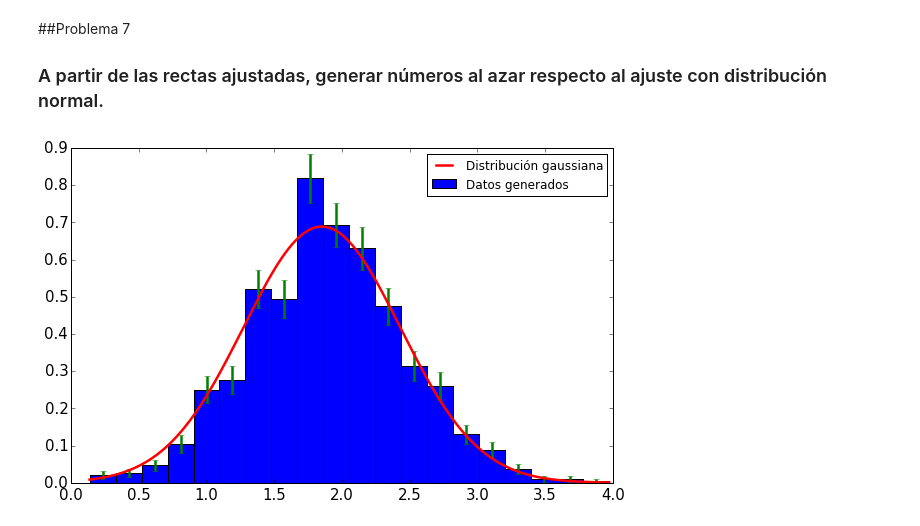
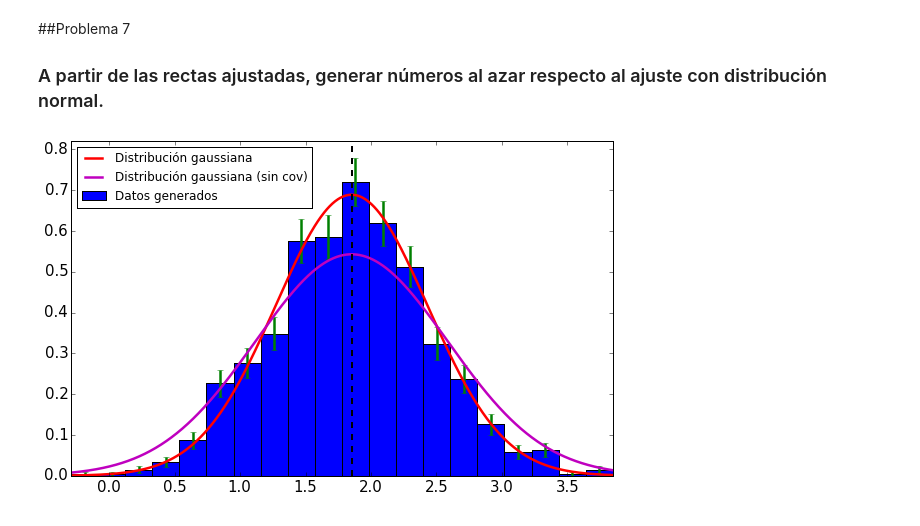
Before and after one commit to sadeus/materiasdf, a Jupyter notebook: incertezas/G5.ipynb, the cells around one changed output. Saved outputs shown, nothing was run; the diff lists cells and outputs as text; code cells hidden in the pictures.

```diff
--- a/incertezas/G5.ipynb
+++ b/incertezas/G5.ipynb
@@ -70,28 +70,48 @@ plt.xlabel("Con Covarianza");
 ##Problema 7
 ### A partir de las rectas ajustadas, generar números al azar respecto al ajuste con distribución normal.
 # %%
-@interact(ya = (0.5, 4, 0.05))
+@interact(ya = (0.5, 4, 0.05)) #Código interactivo en IPython Notebook > v2
 def G5_E7(ya = 0.5):
     A = []
-    ya = 0.5
     N = 1000 #Cantidad de cuentas
-    #El _ es un nombre válido para una variable, que se usa como dummy para guardar cosas no usadas
     a, cov = cuadrados_minimos(X, Y, σ) #Calculo los parámetros, para ingresar al generador de numeros aleatorios
     for i in range(N):
         Yr = []
-        i = 0
-        for x in np.nditer(X): #Creo un array Yr con valores aleatorios normales para cada x del vector X
-            Yr.append(np.random.normal(f(x, *a), σ, 1))
-        Yr = np.ravel(np.array(Yr))
-        ar, covr = cuadrados_minimos(X, Yr, σ) #Uso cuadrado mínimos con los datos aleatorios y obtengo una nueva recta
+
+        #Acá hay una diferencia. El enunciado pide efectuar el siguiente código
+        for i in np.nditer(X): #Creo un array Yr con valores aleatorios normales para cada x del vector X
+            #La población es N(mu = a + b *x; sigma = σ), elemento 0 del ndarray
+            Yr.append(np.random.normal(f(i, *a), σ, 1)[0])
+
+        #Personalmente creo que lo que deberíamos hacer es
+        #for i in nd.nditer(Y)
+            #Yr.append(np.random.normal(i, σ, 1)[0])
+        #Ya que de esta forma encontraría valores "experimentales" nuevos, consistente
+        #con los valores experimentales originales y a partir de ellos encontraría el ajuste
+        #y luego el valor interpolado.
+        #Con eso podría además encontrar numéricamente el intervalor de confianza
+
+        Yr = np.array(Yr) #Transformo a array, tiene métodos útiles
+
+        #Uso cuadrado mínimos con los datos aleatorios y obtengo una nueva recta
+        ar, covr = cuadrados_minimos(X, Yr, σ)
         A.append(f(ya, *ar)) #Guardo en un vector el valor predicho por el ajuste
+
     A = np.array(A)
+    #Genero el histograma de los datos
     hist, bins = np.histogram(A, bins = 20)
     yerr = np.sqrt(hist) / (np.diff(bins) * hist.sum())
     hist = hist / (hist.sum() * np.diff(bins))
-    plt.bar(bins[:-1], hist, width = np.diff(bins), yerr = yerr, ecolor = "g", label = "Datos generados") #Genero el histograma de los datos al azar
+    plt.bar(bins[:-1], hist, width = np.diff(bins), yerr = yerr, ecolor = "g", label = "Datos generados")
     t = np.linspace(np.amin(A), np.amax(A), 1000) #Creo el vector t para graficar la gaussiana acorde
-    plt.plot(t, stats.norm.pdf(t, f(ya, *a), σYCov(ya, cov)), 'r-', label = "Distribución gaussiana") #El error en y debe ser el propagado
+    #La gaussiana debe tener la varianza igual al sigma propagado para y(x)
+    plt.plot(t, stats.norm(f(ya, *a),σYCov(ya, cov)).pdf(t), 'r-', label = "Distribución gaussiana")
+    #Para comparar, graficamos la covarianza
+    plt.plot(t, stats.norm(f(ya, *a), σY(ya, cov)).pdf(t), 'm-', label = "Distribución gaussiana (sin cov)")
+    #Además ponemos una línea con el valor medio
+    plt.axvline(f(ya, *a), color = "k", linestyle = "--", linewidth = 2)
     plt.legend(loc=0);
+    plt.xlim((bins.min(),bins.max()))
+    plt.ylim((0, hist.max() + 0.1))
 # %% [output]
-[figure, old version]
+[figure, new version]
```
